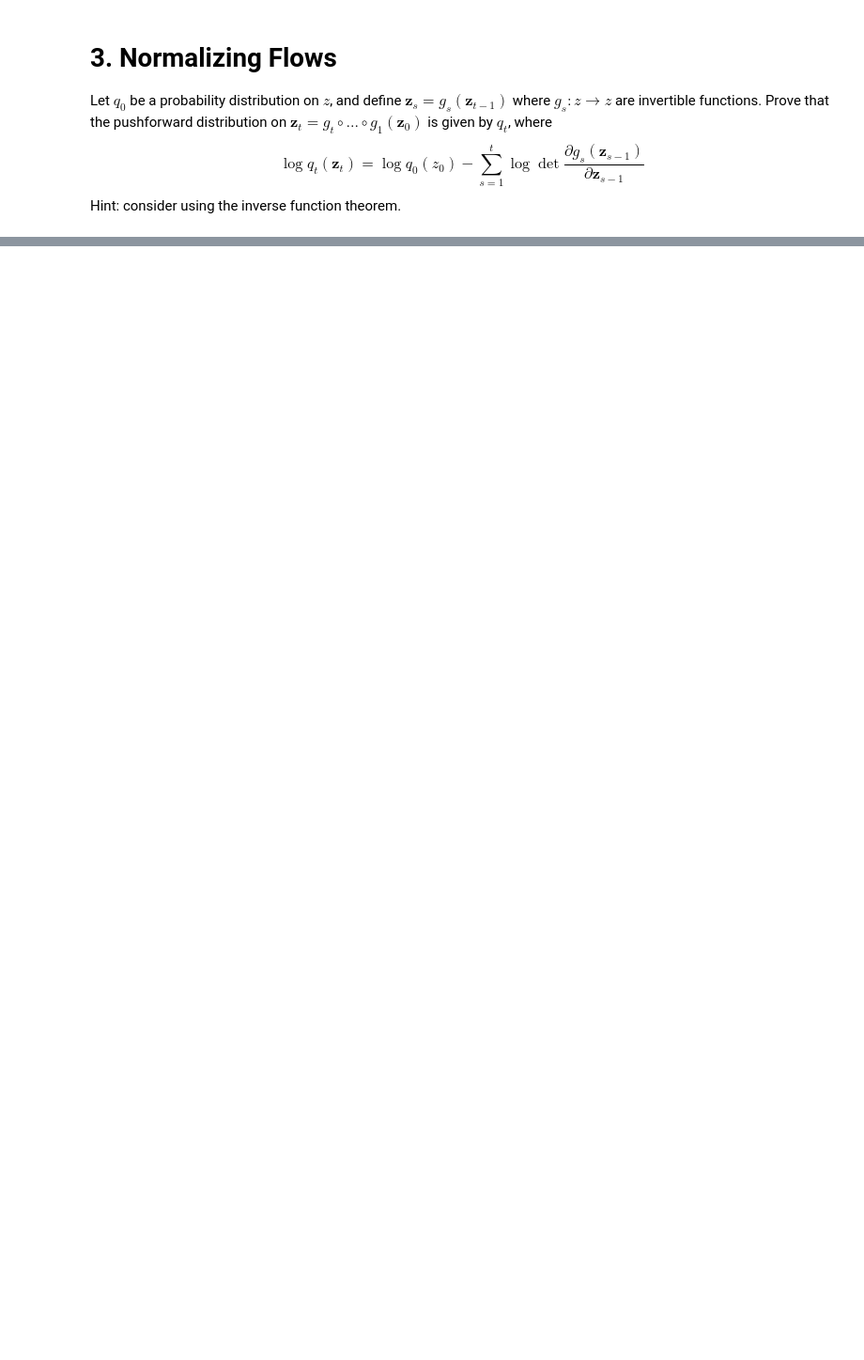
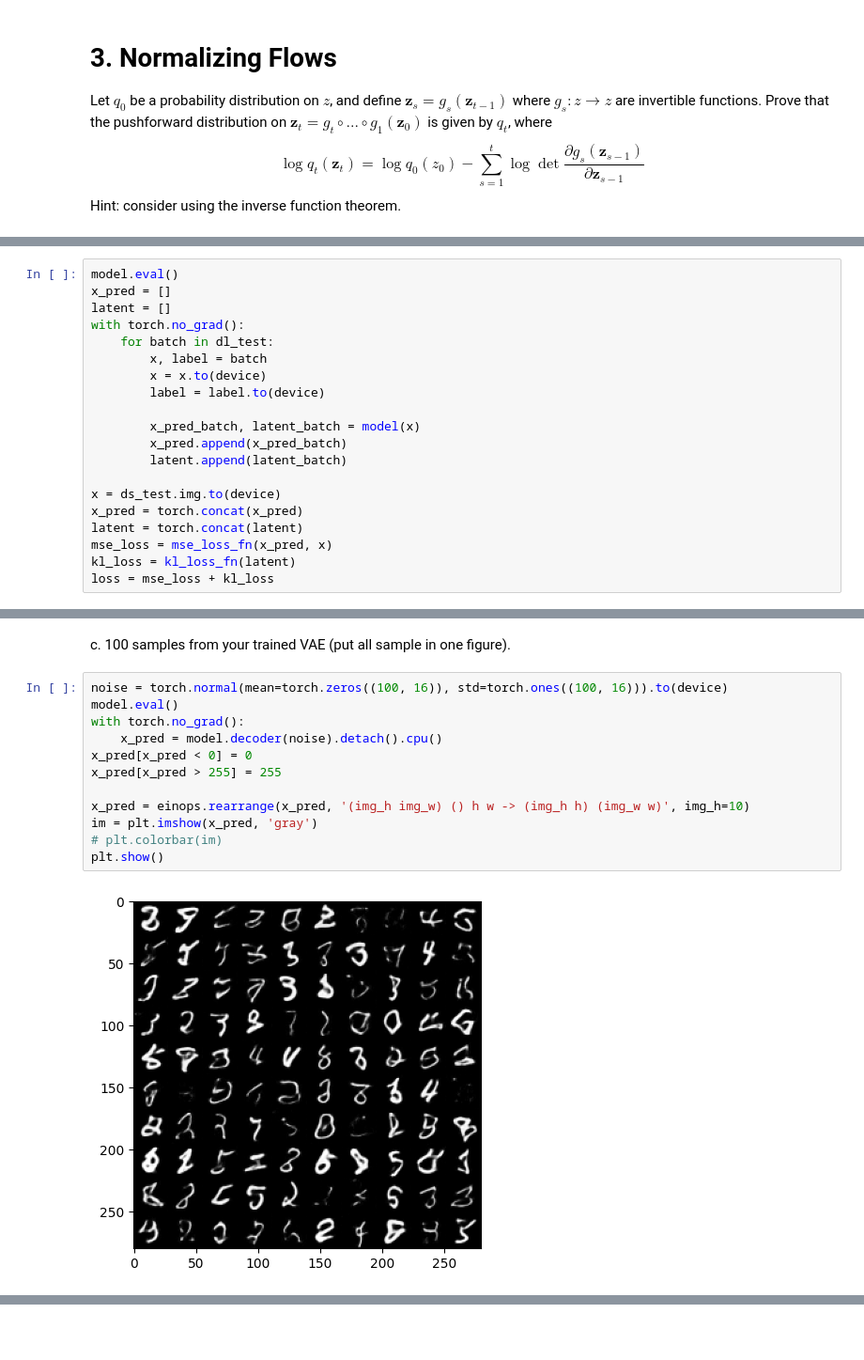
Before and after one commit to asy51/deepgenmodels, a Jupyter notebook: hw1.ipynb, the cells around one changed output, grey strips where cells are left out. Shown at 94% size. Saved outputs shown, nothing was run; the diff lists cells and outputs as text; blank space fills up the shorter version.

```diff
--- a/hw1.ipynb
+++ b/hw1.ipynb
@@ -98,0 +235,20 @@ architecture below suffices.
+# %%
+model.eval()
+x_pred = []
+latent = []
+with torch.no_grad():
+    for batch in dl_test:
+        x, label = batch
+        x = x.to(device)
+        label = label.to(device)
+
+        x_pred_batch, latent_batch = model(x)
+        x_pred.append(x_pred_batch)
+        latent.append(latent_batch)
+
+x = ds_test.img.to(device)
+x_pred = torch.concat(x_pred)
+latent = torch.concat(latent)
+mse_loss = mse_loss_fn(x_pred, x)
+kl_loss = kl_loss_fn(latent)
+loss = mse_loss + kl_loss
@@ -98,0 +297,16 @@ architecture below suffices.
+# %% [markdown]
+c. 100 samples from your trained VAE (put all sample in one figure).
+# %%
+noise = torch.normal(mean=torch.zeros((100, 16)), std=torch.ones((100, 16))).to(device)
+model.eval()
+with torch.no_grad():
+    x_pred = model.decoder(noise).detach().cpu()
+x_pred[x_pred < 0] = 0
+x_pred[x_pred > 255] = 255
+
+x_pred = einops.rearrange(x_pred, '(img_h img_w) () h w -> (img_h h) (img_w w)', img_h=10)
+im = plt.imshow(x_pred, 'gray')
+# plt.colorbar(im)
+plt.show()
+# %% [output]
+[figure, added]
```
Also changed, not shown: parts of 24 cells of this notebook, 9 other files.
